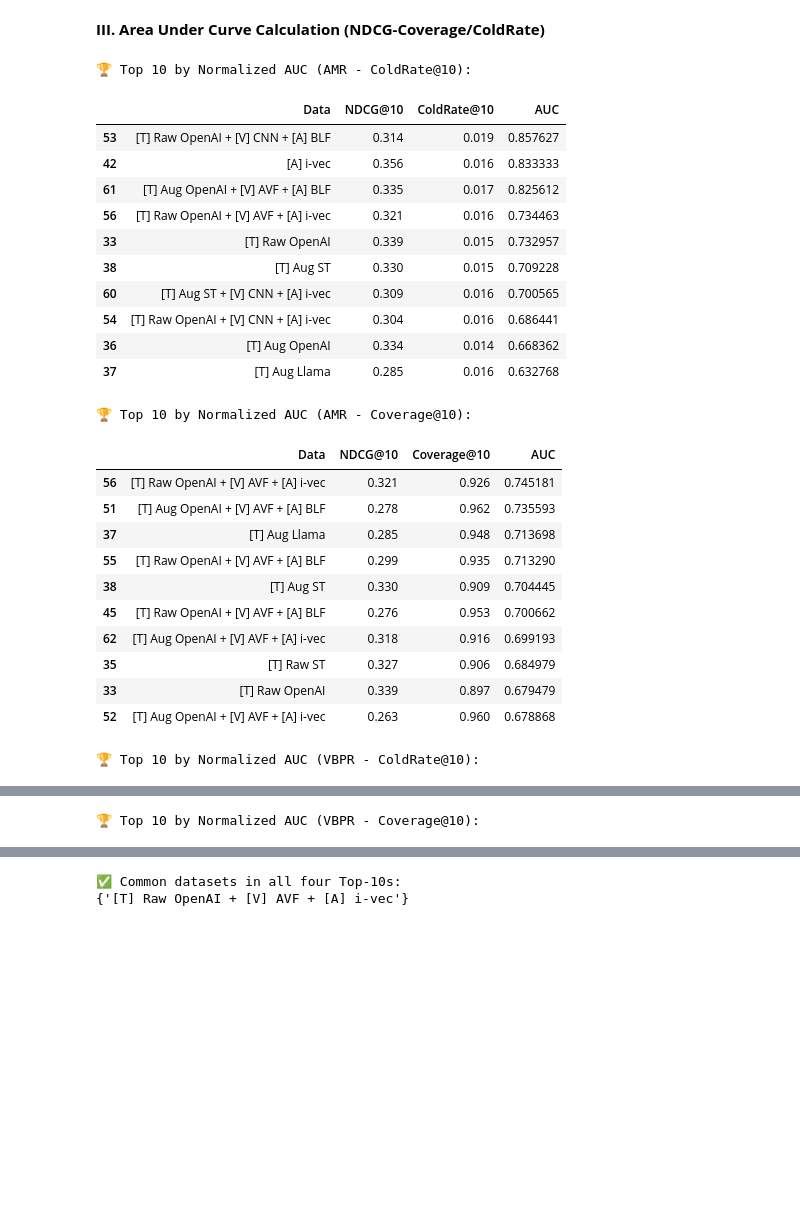
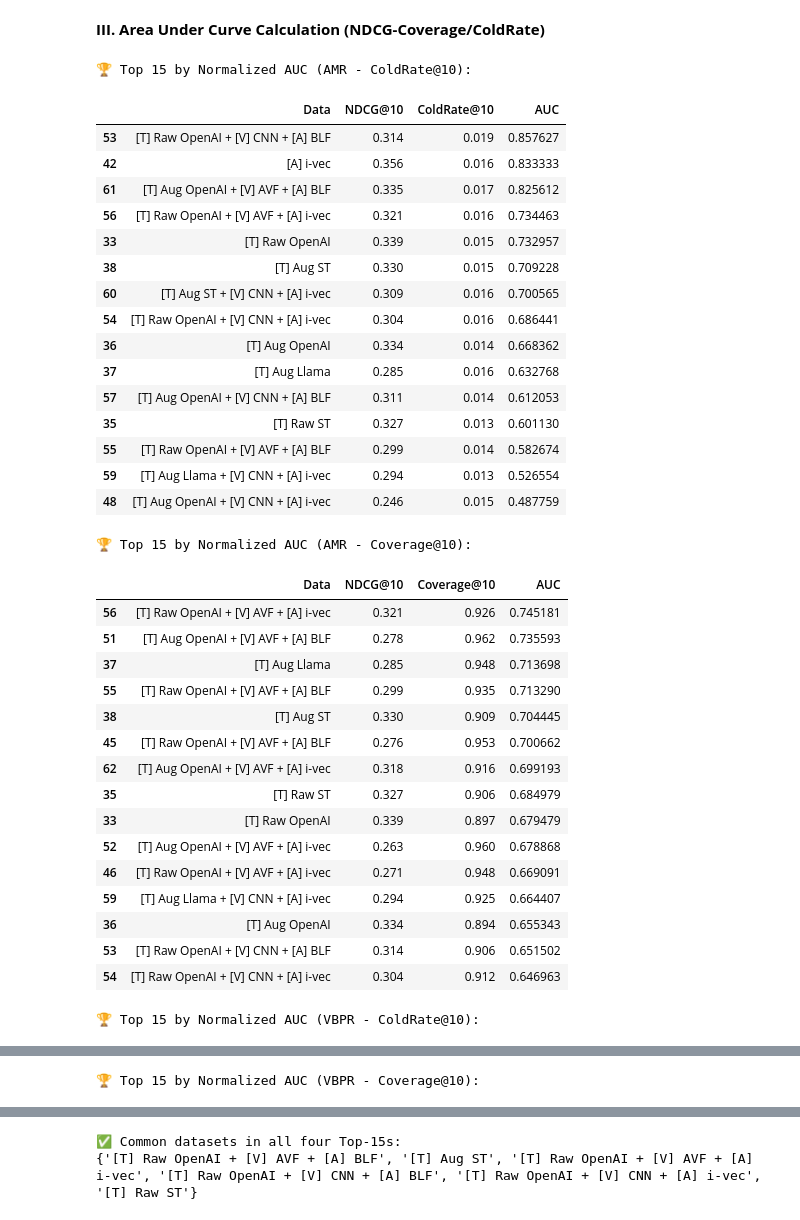
Before and after one commit to RecSys-lab/ViLLA-MMBench, a Jupyter notebook: visualization_of_results.ipynb, the cells around one changed output, grey strips where cells are left out. Saved outputs shown, nothing was run; the diff lists cells and outputs as text; code cells hidden in the pictures; blank space fills up the shorter version.

```diff
--- a/visualization_of_results.ipynb
+++ b/visualization_of_results.ipynb
@@ -286,8 +286,8 @@ plt.show()
 # %%
 from IPython.display import display
 
-# Store top-10 'Data' values for each combo
-top10_sets = {}
+# Store top-15 'Data' values for each combo
+top15_sets = {}
 
 def compute_auc_and_rank(df, model_name, value_col):
     # Filter by model
@@ -302,44 +302,49 @@ def compute_auc_and_rank(df, model_name, value_col):
     # Compute AUC with normalized values
     df_model['AUC'] = df_model['NDCG@10_norm'] * df_model[f'{value_col}_norm']
 
     # Sort by AUC
-    top10 = df_model.nlargest(10, 'AUC')[['Data', 'NDCG@10', value_col, 'AUC']]
-    top10_sets[(model_name, value_col)] = set(top10['Data'])
+    top15 = df_model.nlargest(15, 'AUC')[['Data', 'NDCG@10', value_col, 'AUC']]
+    top15_sets[(model_name, value_col)] = set(top15['Data'])
     # [Optional]
-    bottom10 = df_model.nsmallest(10, 'AUC')[['Data', 'NDCG@10', value_col, 'AUC']]
+    bottom15 = df_model.nsmallest(15, 'AUC')[['Data', 'NDCG@10', value_col, 'AUC']]
 
-    print(f"\n🏆 Top 10 by Normalized AUC ({model_name} - {value_col}):")
-    display(top10)
+    print(f"\n🏆 Top 15 by Normalized AUC ({model_name} - {value_col}):")
+    display(top15)
 
-    # print(f"\n🔻 Bottom 10 by Normalized AUC ({model_name} - {value_col}):")
-    # display(bottom10)
+    # print(f"\n🔻 Bottom 15 by Normalized AUC ({model_name} - {value_col}):")
+    # display(bottom15)
 
     print('\n\n')
 
 # Run for both models and metrics
 for model in ['AMR', 'VBPR']:
     for metric in ['ColdRate@10', 'Coverage@10']:
         compute_auc_and_rank(evalDf_copy, model, metric)
 
 # Find common entries in all four top-10 sets
-common_data = set.intersection(*top10_sets.values())
+common_data = set.intersection(*top15_sets.values())
 
-print("\n✅ Common datasets in all four Top-10s:")
+print("\n✅ Common datasets in all four Top-15s:")
 print(common_data)
 # %% [output]
-🏆 Top 10 by Normalized AUC (AMR - ColdRate@10):
+🏆 Top 15 by Normalized AUC (AMR - ColdRate@10):
 |  | Data | NDCG@10 | ColdRate@10 | AUC |
 | 53 | [T] Raw OpenAI + [V] CNN + [A] BLF | 0.314 | 0.019 | 0.857627 |
 | 42 | [A] i-vec | 0.356 | 0.016 | 0.833333 |
 | 61 | [T] Aug OpenAI + [V] AVF + [A] BLF | 0.335 | 0.017 | 0.825612 |
 | 56 | [T] Raw OpenAI + [V] AVF + [A] i-vec | 0.321 | 0.016 | 0.734463 |
 | 33 | [T] Raw OpenAI | 0.339 | 0.015 | 0.732957 |
 | 38 | [T] Aug ST | 0.330 | 0.015 | 0.709228 |
 | 60 | [T] Aug ST + [V] CNN + [A] i-vec | 0.309 | 0.016 | 0.700565 |
 | 54 | [T] Raw OpenAI + [V] CNN + [A] i-vec | 0.304 | 0.016 | 0.686441 |
 | 36 | [T] Aug OpenAI | 0.334 | 0.014 | 0.668362 |
 | 37 | [T] Aug Llama | 0.285 | 0.016 | 0.632768 |
+| 57 | [T] Aug OpenAI + [V] CNN + [A] BLF | 0.311 | 0.014 | 0.612053 |
+| 35 | [T] Raw ST | 0.327 | 0.013 | 0.601130 |
+| 55 | [T] Raw OpenAI + [V] AVF + [A] BLF | 0.299 | 0.014 | 0.582674 |
+| 59 | [T] Aug Llama + [V] CNN + [A] i-vec | 0.294 | 0.013 | 0.526554 |
+| 48 | [T] Aug OpenAI + [V] CNN + [A] i-vec | 0.246 | 0.015 | 0.487759 |
-🏆 Top 10 by Normalized AUC (AMR - Coverage@10):
+🏆 Top 15 by Normalized AUC (AMR - Coverage@10):
 |  | Data | NDCG@10 | Coverage@10 | AUC |
 | 56 | [T] Raw OpenAI + [V] AVF + [A] i-vec | 0.321 | 0.926 | 0.745181 |
 | 51 | [T] Aug OpenAI + [V] AVF + [A] BLF | 0.278 | 0.962 | 0.735593 |
@@ -351,7 +356,12 @@ print(common_data)
 | 35 | [T] Raw ST | 0.327 | 0.906 | 0.684979 |
 | 33 | [T] Raw OpenAI | 0.339 | 0.897 | 0.679479 |
 | 52 | [T] Aug OpenAI + [V] AVF + [A] i-vec | 0.263 | 0.960 | 0.678868 |
+| 46 | [T] Raw OpenAI + [V] AVF + [A] i-vec | 0.271 | 0.948 | 0.669091 |
+| 59 | [T] Aug Llama + [V] CNN + [A] i-vec | 0.294 | 0.925 | 0.664407 |
+| 36 | [T] Aug OpenAI | 0.334 | 0.894 | 0.655343 |
+| 53 | [T] Raw OpenAI + [V] CNN + [A] BLF | 0.314 | 0.906 | 0.651502 |
+| 54 | [T] Raw OpenAI + [V] CNN + [A] i-vec | 0.304 | 0.912 | 0.646963 |
-🏆 Top 10 by Normalized AUC (VBPR - ColdRate@10):
+🏆 Top 15 by Normalized AUC (VBPR - ColdRate@10):
 |  | Data | NDCG@10 | ColdRate@10 | AUC |
 | 8 | [T] Aug ST | 0.351 | 0.025 | 0.861993 |
 | 6 | [T] Aug OpenAI | 0.362 | 0.023 | 0.833333 |
@@ -366,4 +381,4 @@ print(common_data)
-🏆 Top 10 by Normalized AUC (VBPR - Coverage@10):
+🏆 Top 15 by Normalized AUC (VBPR - Coverage@10):
 |  | Data | NDCG@10 | Coverage@10 | AUC |
 | 32 | [T] Aug OpenAI + [V] AVF + [A] i-vec | 0.336 | 0.960 | 0.705057 |
 | 27 | [T] Aug OpenAI + [V] CNN + [A] BLF | 0.340 | 0.950 | 0.694869 |
@@ -378,2 +398,2 @@ print(common_data)
-✅ Common datasets in all four Top-10s:
-{'[T] Raw OpenAI + [V] AVF + [A] i-vec'}
+✅ Common datasets in all four Top-15s:
+{'[T] Raw OpenAI + [V] AVF + [A] BLF', '[T] Aug ST', '[T] Raw OpenAI + [V] AVF + [A] i-vec', '[T] Raw OpenAI + [V] CNN + [A] BLF', '[T] Raw OpenAI + [V] CNN + [A] i-vec', '[T] Raw ST'}
```
Also changed, not shown: parts of 1 cell of this notebook.
